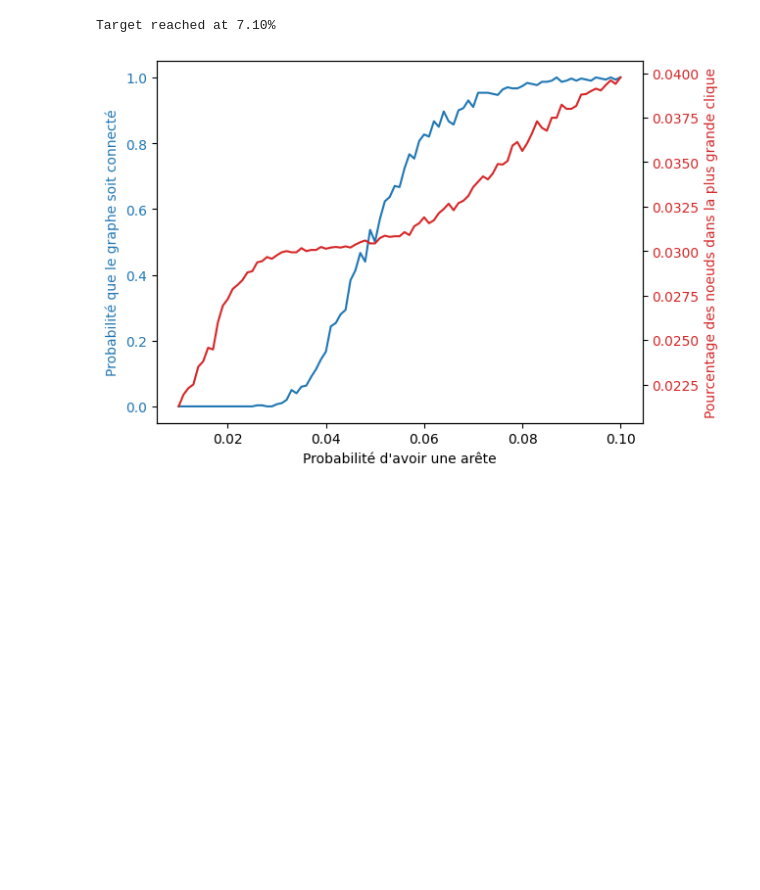
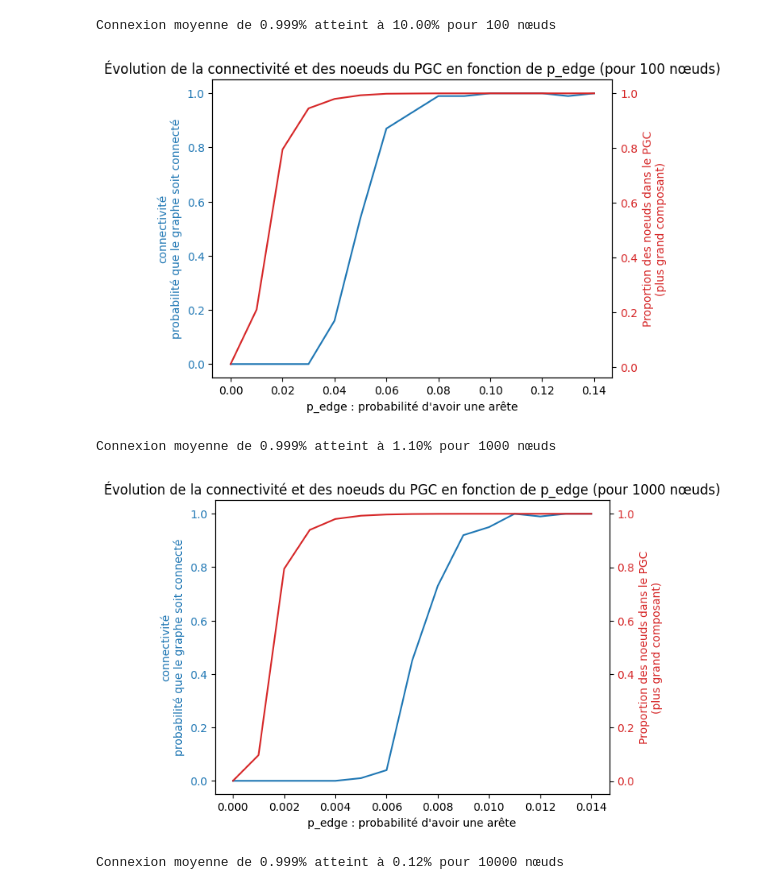
Before and after one commit to ugotafaro/PROJET_ISOC731, a Jupyter notebook: hugo.ipynb, the cells around one changed output. Cells and saved outputs as stored; diff of their text form; code cells hidden in the pictures; blank space fills up the shorter version.

```diff
--- a/hugo.ipynb
+++ b/hugo.ipynb
@@ -7,60 +84,73 @@ import numpy as np
 # %%
-def q1():
-    n_nodes = 100
-    n_iterations = 300 # Generally 200 is enough
-    increment = .001
-    prob_max = 0.1
+def q1(n_nodes, n_iterations, increment, prob_max, prob_min, connection_prob_target, draw_graph1=True):
+    has_reached_target = False
 
-    connection_prob_target = 0.95
-    has_reached_target = False
-    x_reached_target = None
-
-    x = np.arange(0.01, prob_max, increment)
+    x = np.arange(prob_min, prob_max, increment)
     graph_connections = np.zeros(len(x))
-    graph_max_cliques = np.zeros(len(x))
+    graph_largest_components = np.zeros(len(x))
+    graph_degree_distributions = [[] for _ in range(len(x))]
 
     # For each edge probability
     for i, edge_prob in enumerate(x):
-        sum, max_clique_sum = 0, 0
+        sum, sum_largest_component = 0, 0
 
         # Calculate many graph connections
         for j in range(0, n_iterations):
             graph = nx.fast_gnp_random_graph(n_nodes, edge_prob)
+            nodes_distribution = nx.degree_histogram(graph)
+
+            if n_iterations == 1:
+                graph_degree_distributions[i] = np.pad(nx.degree_histogram(graph), (0, max(0, n_nodes - len(nodes_distribution))), mode='constant').tolist()
+
             sum += nx.is_connected(graph)
-            clique_max = max(len(clique) for clique in nx.find_cliques(graph))
-            max_clique_sum += clique_max / n_nodes
+
+            # Find the largest connected component
+            largest_component = len(max(list(nx.connected_components(graph)), key=len))
+            sum_largest_component += largest_component
 
         # Calculate average graph connection
         avg_connection = sum / n_iterations
-        avg_max_clique = max_clique_sum / n_iterations
+        avg_largest_component = sum_largest_component / (n_iterations * n_nodes)
 
         # Check if the target has been reached
         if avg_connection >= connection_prob_target and not has_reached_target:
-            print(f"Target reached at {edge_prob:.2%}")
-            x_reached_target = i
+            if draw_graph1: print(f"Connexion moyenne de {connection_prob_target}% atteint à {edge_prob:.2%} pour {n_nodes} nœuds")
             has_reached_target = True
 
         graph_connections[i] = avg_connection
-        graph_max_cliques[i] = avg_max_clique
+        graph_largest_components[i] = avg_largest_component
 
-        # if (edge_prob/prob_max*100) % 10 == 0: print(f"{edge_prob/prob_max:.0%}", end=" ")
+        # if (i/len(x)*100) % 10 == 0: print(f"{i/len(x):.0%}", end=" ")
+
+    if n_iterations == 1: draw_ridgeplot(graph_degree_distributions, x)
+
+    if not draw_graph1: return
 
     color = 'tab:blue'
     fig, ax1 = plt.subplots()
-    ax1.set_xlabel('Probabilité d\'avoir une arête')
-    ax1.set_ylabel('Probabilité que le graphe soit connecté', color=color)
+    ax1.set_xlabel('p_edge : probabilité d\'avoir une arête')
+    ax1.set_ylabel('connectivité\nprobabilité que le graphe soit connecté', color=color)
+    ax1.set_title(f"Évolution de la connectivité et des noeuds du PGC en fonction de p_edge (pour {n_nodes} nœuds)")
     ax1.plot(x, graph_connections, color=color)
     ax1.tick_params(axis='y', labelcolor=color)
 
     ax2 = ax1.twinx()
     color = 'tab:red'
-    ax2.set_ylabel('Proportion des noeuds dans la plus grande clique', color=color)
-    ax2.plot(x, graph_max_cliques, color=color)
+    ax2.set_ylabel('Proportion des noeuds dans le PGC\n(plus grand composant)', color=color)
+    ax2.plot(x, graph_largest_components, color=color)
     ax2.tick_params(axis='y', labelcolor=color)
 
     plt.show()
 
-q1()
+# q1(n_nodes=100, n_iterations=1, increment=.05, prob_max=1, prob_min=.0, connection_prob_target=.99, draw_graph1=False)
+# q1(n_nodes=1000, n_iterations=1, increment=.05, prob_max=1, prob_min=.0, connection_prob_target=.99, draw_graph1=False)
+
+q1(n_nodes=100, n_iterations=100, increment=.01, prob_min=.0, prob_max=.15, connection_prob_target=.999)
+q1(n_nodes=1_000, n_iterations=100, increment=.001, prob_min=0, prob_max=.015,  connection_prob_target=.999)
+q1(n_nodes=10_000, n_iterations=10, increment=.0001, prob_min=0, prob_max=.0015,  connection_prob_target=.999)
 # %% [output]
-Target reached at 7.10%
+Connexion moyenne de 0.999% atteint à 10.00% pour 100 nœuds
-[figure, old version]
+[figure, new version]
+Connexion moyenne de 0.999% atteint à 1.10% pour 1000 nœuds
+[figure, added]
+Connexion moyenne de 0.999% atteint à 0.12% pour 10000 nœuds
```
Also changed, not shown: parts of 5 cells of this notebook.
